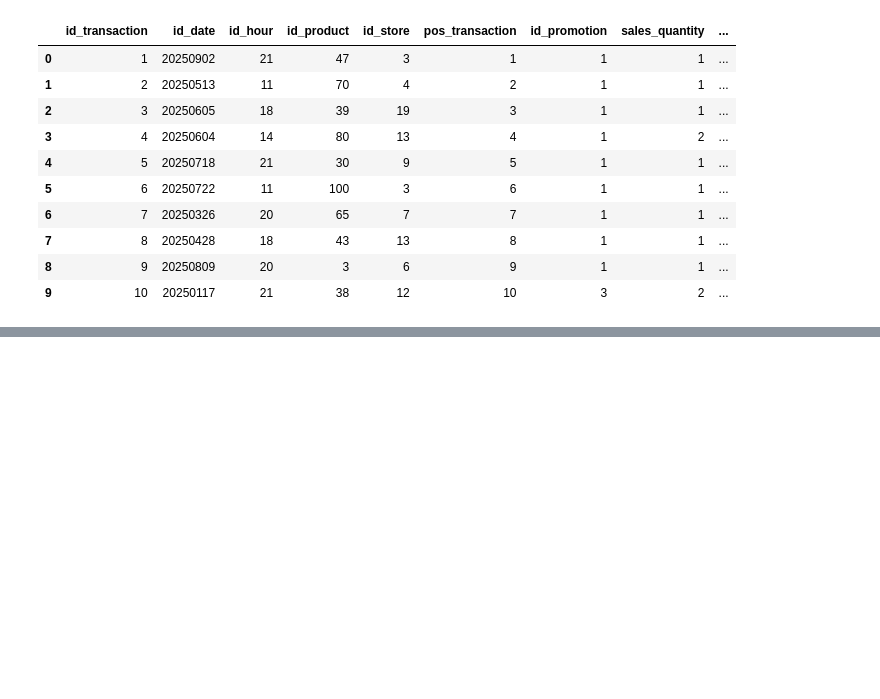
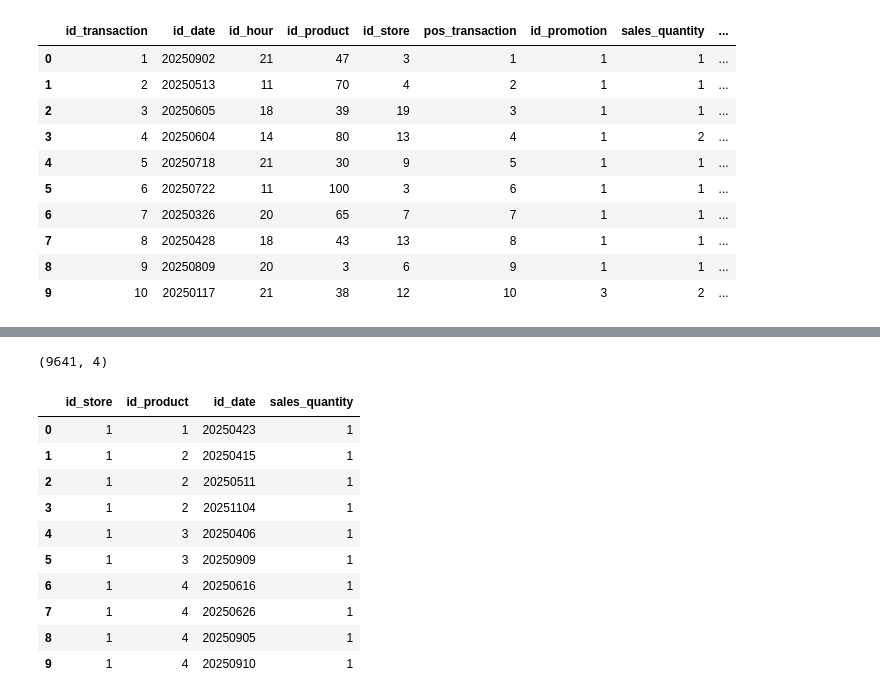
Before and after one commit to famenor/shorts, a Jupyter notebook: dimensional/02_create_facts.ipynb, the cells around one changed output, grey strips where cells are left out. Drawn from its saved outputs; the diff is of its cells as text; code cells hidden in the pictures; blank space fills up the shorter version.

```diff
--- a/dimensional/02_create_facts.ipynb
+++ b/dimensional/02_create_facts.ipynb
@@ -135,0 +206,18 @@ transactions.to_csv('git/shorts/dimensional/data/fact_retail_transactions.csv',
+# %%
+
+ventas = transactions.groupby(['id_store', 'id_product', 'id_date']).agg({'sales_quantity': 'count'}).reset_index()
+print(ventas.shape)
+display(ventas.head(10))
+# %% [output]
+(9641, 4)
+|  | id_store | id_product | id_date | sales_quantity |
+| 0 | 1 | 1 | 20250423 | 1 |
+| 1 | 1 | 2 | 20250415 | 1 |
+| 2 | 1 | 2 | 20250511 | 1 |
+| 3 | 1 | 2 | 20251104 | 1 |
+| 4 | 1 | 3 | 20250406 | 1 |
+| 5 | 1 | 3 | 20250909 | 1 |
+| 6 | 1 | 4 | 20250616 | 1 |
+| 7 | 1 | 4 | 20250626 | 1 |
+| 8 | 1 | 4 | 20250905 | 1 |
+| 9 | 1 | 4 | 20250910 | 1 |
```
Also changed, not shown: parts of 14 cells of this notebook, 6 other files.
